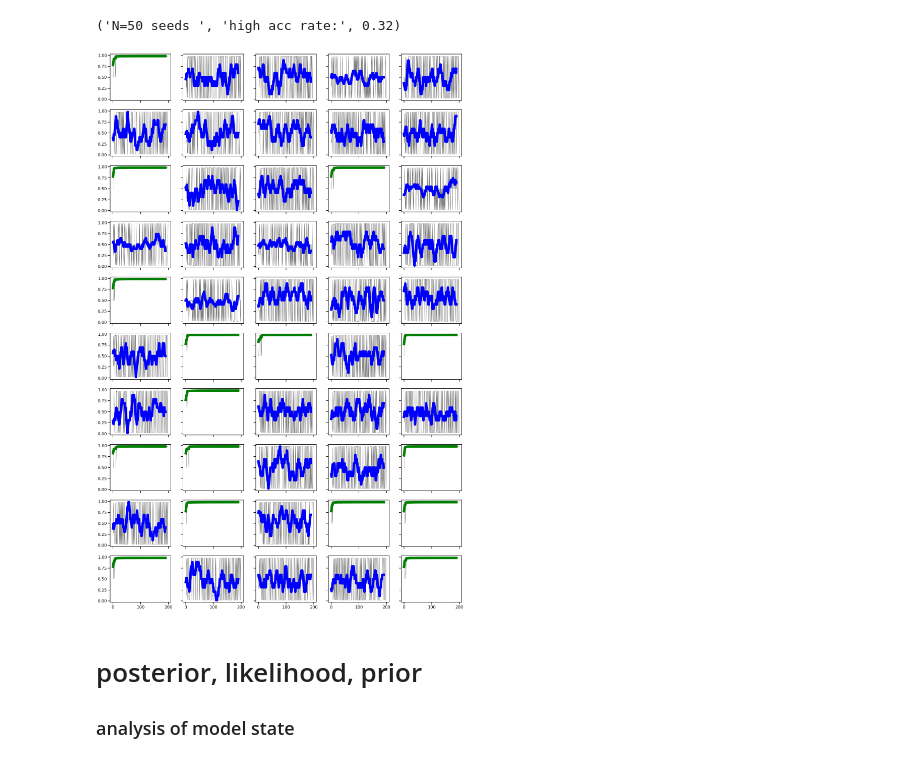
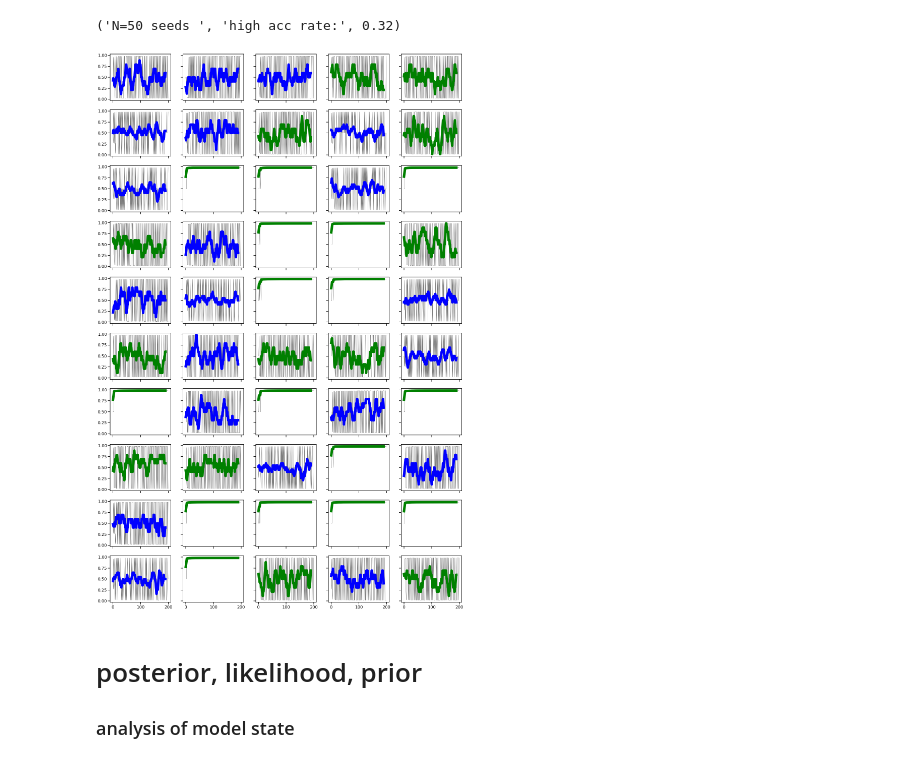
Before and after one commit to andrebeu/CSW, a Jupyter notebook: cswsem0621/single_model.ipynb, the cells around one changed output. Saved outputs shown, nothing was run; the diff lists cells and outputs as text; code cells hidden in the pictures.

Commit message:
single model LC success prediction

```diff
--- a/cswsem0621/single_model.ipynb
+++ b/cswsem0621/single_model.ipynb
@@ -226,10 +217,18 @@ good LC2 N=16, good LC3 N=39, good LC 2&3 N=16
+# %%
+def predict_LCsuccess(exp):
+  if (exp[0,2] == exp[1,2]):
+    return True
+  else:
+    return False
+
+predicted_LCSuccess = np.array([predict_LCsuccess(exp_batch_data[1][s]['exp']) for s in range(50)])
 # %%
 ## manual inspect inference
 curr = 1
-for seed in range(20):
-  print('seed=%i, LC2=%s, LC3=%s'%(seed,goodLCI2[seed],goodLCI3[seed]))
+for seed in range(50):
+
   zt = exp_batch_data[curr][seed]['zt']
-  st = exp_batch_data[curr][seed]['exp']
+  exp = exp_batch_data[curr][seed]['exp']
 
   prior = unpack_data(exp_batch_data,
           dtype='prior')[curr][seed] # trial,tstep,sch
@@ -239,11 +238,12 @@ for seed in range(20):
           dtype='post')[curr][seed]
   xth = exp_batch_data[curr][seed]['xth'].argmax(-1)
 
-  for t_ in np.arange(10):
-#   for i in np.arange(100):
-#   for i in np.arange(5):
-    print("t%.2i"%t_,'z_h=',zt[t_],'st=',st[t_],'xth=',xth[t_]
-  #        post[i,:,1],
-  #        post[i,:,2]
-         )
+  ## PRINTS
+  print(
+    'seed=%i, LC2=%s, LC3=%s, predictSuccess:%s'%(
+      seed,goodLCI2[seed],goodLCI3[seed],predict_LCsuccess(exp)
+    )
+  )
+  for t_ in np.arange(4):
+    print("t%.2i"%t_,'z_h=',zt[t_],'exp=',exp[t_],'xth=',xth[t_])
 # %% [output]
@@ -328,15 +326,15 @@ accSuccess = compSuccess(IseedAcc)
 # %%
 fg,axar = plt.subplots(10,5,figsize=(25,40),sharex=True,sharey=True);axar=axar.reshape(-1)
 for si in range(len(IseedAcc)):
   ax=axar[si]
   sacc = IseedAcc[si]
   ax.plot(sacc,c='k',lw=.5)
   ax.plot(movavg(sacc,10),
-          lw=10,c=['b','g'][accSuccess.astype(int)[si]]
+          lw=10,c=['b','g'][predicted_LCSuccess.astype(int)[si]]
          )
-plt.savefig(figdir+'Iseed-acc.png')
+plt.savefig(figdir+'Iseed-acc-color_predictLC.png')
 # %% [output]
-[figure, old version]
+[figure, new version]
 # %%
 assert False
 # %% [markdown]
```
Also changed, not shown: parts of 13 cells of this notebook, 8 other files.
